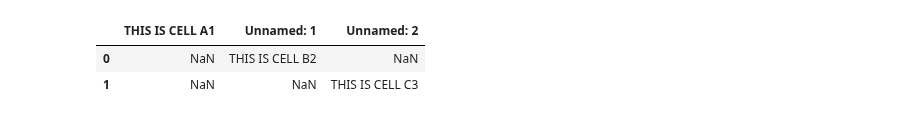
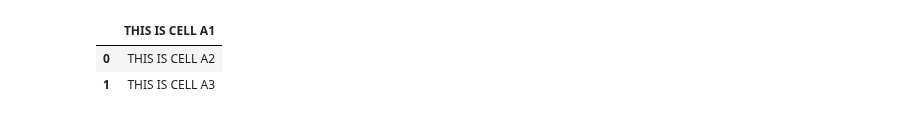
Before and after one commit to Ghenghis/JUPYTER_NOTEBOOKS, a Jupyter notebook: X_TEST_EXCEL_FONT_SIZES.ipynb, the cells around one changed output. Drawn from its saved outputs; the diff is of its cells as text; code cells hidden in the pictures.

```diff
--- a/X_TEST_EXCEL_FONT_SIZES.ipynb
+++ b/X_TEST_EXCEL_FONT_SIZES.ipynb
@@ -9,42 +9,43 @@ path = "DATA_FILES/X_TEST_EXCEL_FONT_SIZES.xlsx"
 brown = "00A52A2A"
 red = "00FF0000"
 darkgreen = "00006400"
 purple = "00800080"
 
 df = pd.read_excel(path)
 
 def font_demo(path):
     workbook = openpyxl.Workbook()
     sheet = workbook.active
 
     cell = sheet["A1"]
-    cell.font = Font(name="Calibri", size=50, color=purple)
+    cell.font = Font(name="Calibri", size=50, color=red, bold=True)
     sheet["A1"] = "THIS IS CELL A1"
 
-    cell = sheet["B2"]
-    cell.font = Font(name="Ventura", size=25, color=brown)
-    sheet["B2"] = "THIS IS CELL B2"
+    cell = sheet["A2"]
+    cell.font = Font(name="Calibri", size=50, color=red)
+    sheet["A2"] = "THIS IS CELL A2"
 
-    cell = sheet["C3"]
-    cell.font = Font(name="Helvetica", size=12.5, color=red)
-    sheet["C3"] = "THIS IS CELL C3"
+B2Font(name="Ventura", size=25, color=browAn
+    sheet[] "THIS I    cell = sheet["A3"]
+    cell.font = Font(name="Calibri", size=50, color=red, bold=True)
+    sheet["A3"] = "THIS IS CELL A3"
 
     column_letter = get_column_letter(1)  # COLUMN A
     sheet.column_dimensions[column_letter].width = 60.00
     workbook.save(path)
 
     column_letter = get_column_letter(2)  # COLUMN B
-    sheet.column_dimensions[column_letter].width = 40.00
+    sheet.column_dimensions[column_letter].width = 2.00
     workbook.save(path)
 
     column_letter = get_column_letter(3)  # COLUMN C
-    sheet.column_dimensions[column_letter].width = 20.00
+    sheet.column_dimensions[column_letter].width = 2.00
     workbook.save(path)
 
 if __name__ == "__main__":
     font_demo(path)
     display(df)
 # %% [output]
-|  | THIS IS CELL A1 | Unnamed: 1 | Unnamed: 2 |
-| 0 | NaN | THIS IS CELL B2 | NaN |
-| 1 | NaN | NaN | THIS IS CELL C3 |
+|  | THIS IS CELL A1 |
+| 0 | THIS IS CELL A2 |
+| 1 | THIS IS CELL A3 |
```
Also changed, not shown: 1 other file.
